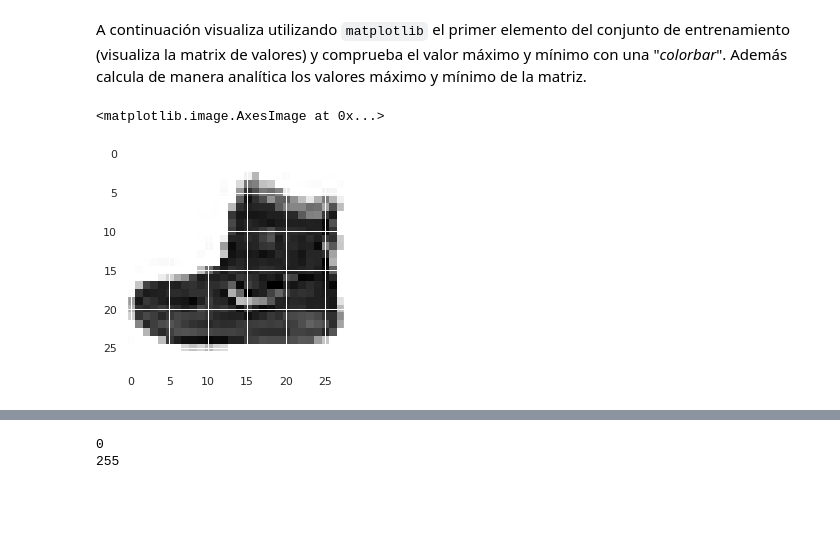
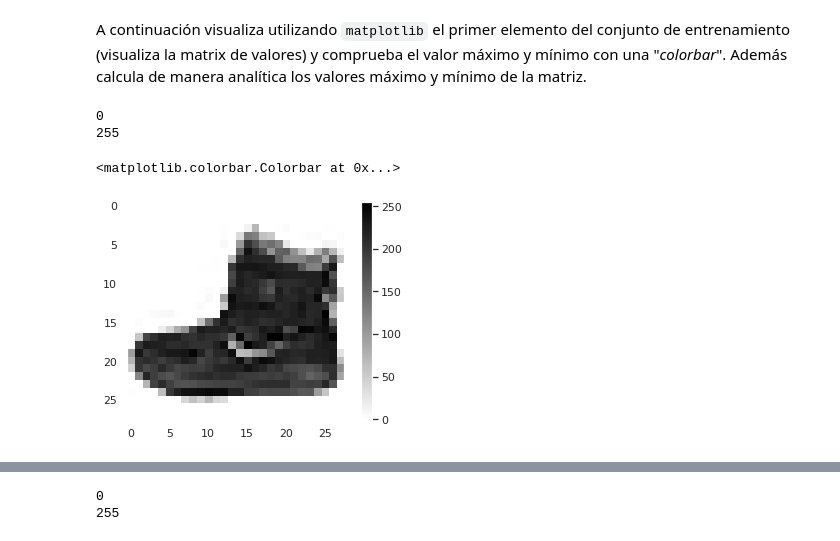
Before and after one commit to AlvaroUriel/idal_ia3, a Jupyter notebook: Classificador_fashion_MNIST.ipynb, the cells around one changed output, grey strips where cells are left out. Saved outputs shown, nothing was run; the diff lists cells and outputs as text; code cells hidden in the pictures; blank space fills up the shorter version.

```diff
--- a/Classificador_fashion_MNIST.ipynb
+++ b/Classificador_fashion_MNIST.ipynb
@@ -38,7 +38,14 @@ import matplotlib.pyplot as plt
 import seaborn as sns; sns.set()
 # %%
 X_train_full[0]
-plt.imshow(X_train_full[0], cmap='binary',  )
+print(X_train_full[0].min())
+print(X_train_full[0].max())
+plt.imshow(X_train_full[0], cmap='binary', )
+plt.grid(None)
+plt.axes(None)
+plt.colorbar()
 # %% [output]
-<matplotlib.image.AxesImage at 0x...>
+0
+255
+<matplotlib.colorbar.Colorbar at 0x...>
-[figure, old version]
+[figure, new version]
```
Also changed, not shown: parts of 1 cell of this notebook.
